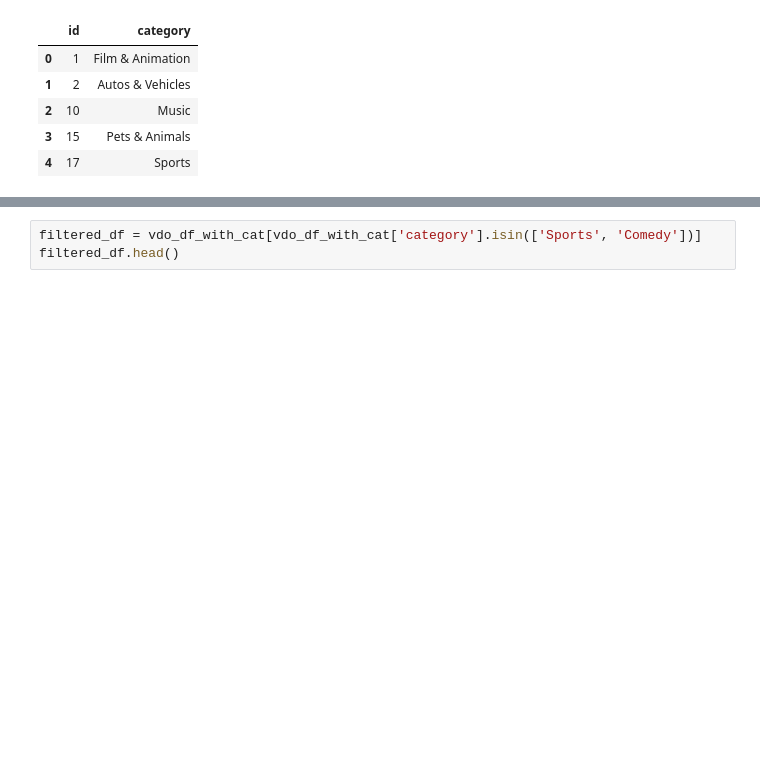
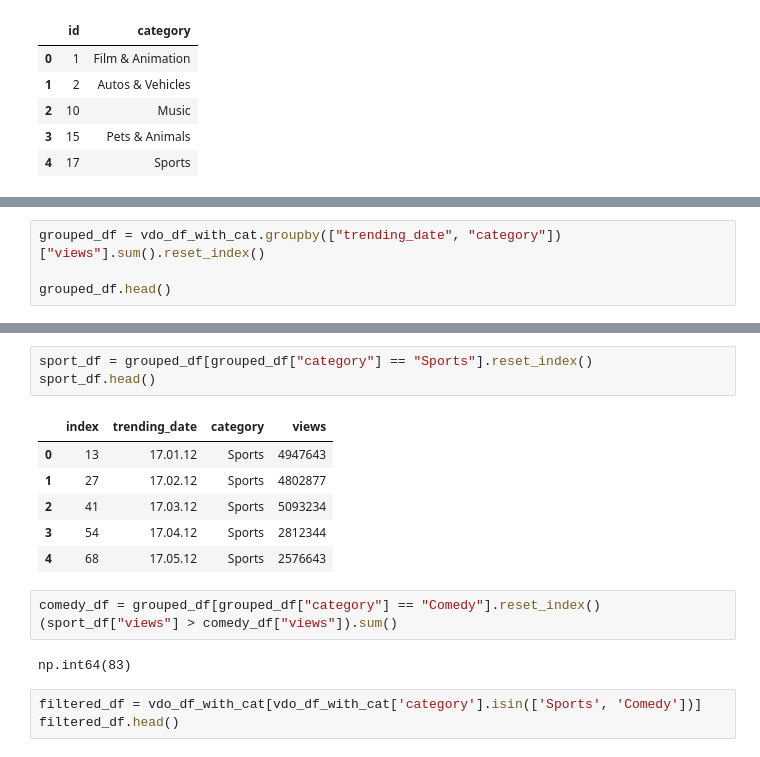
Before and after one commit to bookpanda/2110446-DATA-SCI-ENG, a Jupyter notebook: grader/01_pandas_02_2024s2/test.ipynb, the cells around one changed output, grey strips where cells are left out. Saved outputs shown, nothing was run; the diff lists cells and outputs as text; blank space fills up the shorter version.

```diff
--- a/grader/01_pandas_02_2024s2/test.ipynb
+++ b/grader/01_pandas_02_2024s2/test.ipynb
@@ -54,0 +63,4 @@ vdo_df_with_cat = vdo_df.merge(cat_df, left_on='category_id', right_on='id')
+# %%
+grouped_df = vdo_df_with_cat.groupby(["trending_date", "category"])["views"].sum().reset_index()
+
+grouped_df.head()
@@ -55,3 +74,18 @@ vdo_df_with_cat = vdo_df.merge(cat_df, left_on='category_id', right_on='id')
+# %%
+sport_df = grouped_df[grouped_df["category"] == "Sports"].reset_index()
+sport_df.head()
+# %% [output]
+|  | index | trending_date | category | views |
+| 0 | 13 | 17.01.12 | Sports | 4947643 |
+| 1 | 27 | 17.02.12 | Sports | 4802877 |
+| 2 | 41 | 17.03.12 | Sports | 5093234 |
+| 3 | 54 | 17.04.12 | Sports | 2812344 |
+| 4 | 68 | 17.05.12 | Sports | 2576643 |
+# %%
+comedy_df = grouped_df[grouped_df["category"] == "Comedy"].reset_index()
+(sport_df["views"] > comedy_df["views"]).sum()
+# %% [output]
+np.int64(83)
 # %%
 filtered_df = vdo_df_with_cat[vdo_df_with_cat['category'].isin(['Sports', 'Comedy'])]
 filtered_df.head()
```
Also changed, not shown: parts of 2 cells of this notebook, 3 other files.
